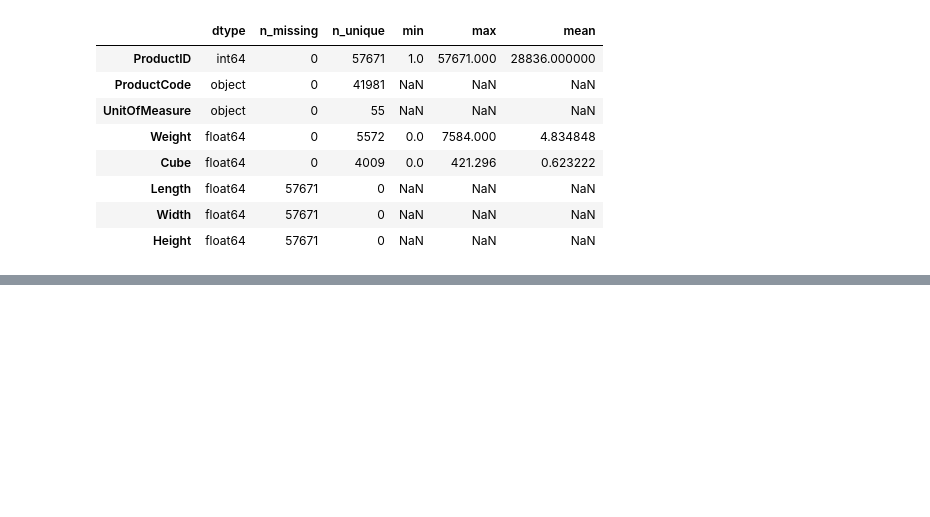
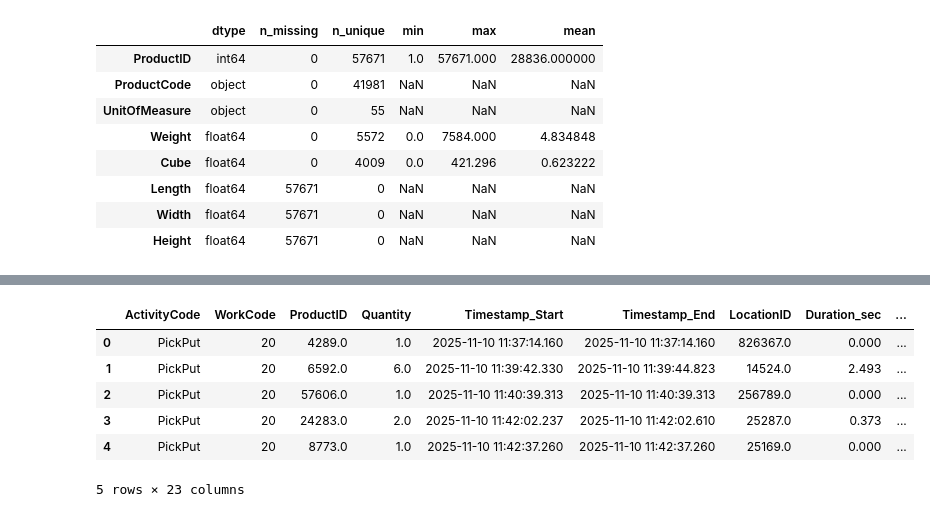
Before and after one commit to JiashenWangg/Lucas_Systems_Capstone_Project, a Jupyter notebook: EDA_Jiashen/eda_OE.ipynb, the cells around one changed output, grey strips where cells are left out. Saved outputs shown, nothing was run; the diff lists cells and outputs as text; code cells hidden in the pictures; blank space fills up the shorter version.

```diff
--- a/EDA_Jiashen/eda_OE.ipynb
+++ b/EDA_Jiashen/eda_OE.ipynb
@@ -239,0 +202,41 @@ See the caveats in the documentation: https://pandas.pydata.org/pandas-docs/stab
+# %%
+df = user419_nov10_detailed.copy()
+df["Aisle2"] = df["Aisle"].astype(str).str.zfill(2)
+df["Bay2"]   = df["Bay"].astype(str).str.zfill(2)
+
+# Build matrix key to match Distance index/columns: "08|03|||"
+df["LocKey"] = df["Aisle2"] + "|" + df["Bay2"] + "|||"
+
+# Previous location key (row i-1)
+df["PrevLocKey"] = df["LocKey"].shift(1)
+# %%
+# Reshape Distance matrix to long format for easier merging
+dist_long = (
+    Distance.stack(dropna=False)
+    .rename("distance")
+    .reset_index()
+    .rename(columns={"level_0": "FromLoc", "level_1": "ToLoc"})
+)
+# Merge to get distances
+df = df.merge(
+    dist_long,
+    left_on=["LocKey", "PrevLocKey"],
+    right_on=["FromLoc", "ToLoc"],
+    how="left"
+).rename(columns={"distance": "Dist_prev_to_curr"}).drop(columns=["FromLoc", "ToLoc"])
+df = df.merge(
+    dist_long,
+    left_on=["PrevLocKey", "LocKey"],
+    right_on=["FromLoc", "ToLoc"],
+    how="left"
+).rename(columns={"distance": "Dist_curr_to_prev"}).drop(columns=["FromLoc", "ToLoc"])
+
+display(df.head())
+# %% [output]
+|  | ActivityCode | WorkCode | ProductID | Quantity | Timestamp_Start | Timestamp_End | LocationID | Duration_sec | ... |
+| 0 | PickPut | 20 | 4289.0 | 1.0 | 2025-11-10 11:37:14.160 | 2025-11-10 11:37:14.160 | 826367.0 | 0.000 | ... |
+| 1 | PickPut | 20 | 6592.0 | 6.0 | 2025-11-10 11:39:42.330 | 2025-11-10 11:39:44.823 | 14524.0 | 2.493 | ... |
+| 2 | PickPut | 20 | 57606.0 | 1.0 | 2025-11-10 11:40:39.313 | 2025-11-10 11:40:39.313 | 256789.0 | 0.000 | ... |
+| 3 | PickPut | 20 | 24283.0 | 2.0 | 2025-11-10 11:42:02.237 | 2025-11-10 11:42:02.610 | 25287.0 | 0.373 | ... |
+| 4 | PickPut | 20 | 8773.0 | 1.0 | 2025-11-10 11:42:37.260 | 2025-11-10 11:42:37.260 | 25169.0 | 0.000 | ... |
+5 rows × 23 columns
```
Also changed, not shown: parts of 10 cells of this notebook, 2 other files.
